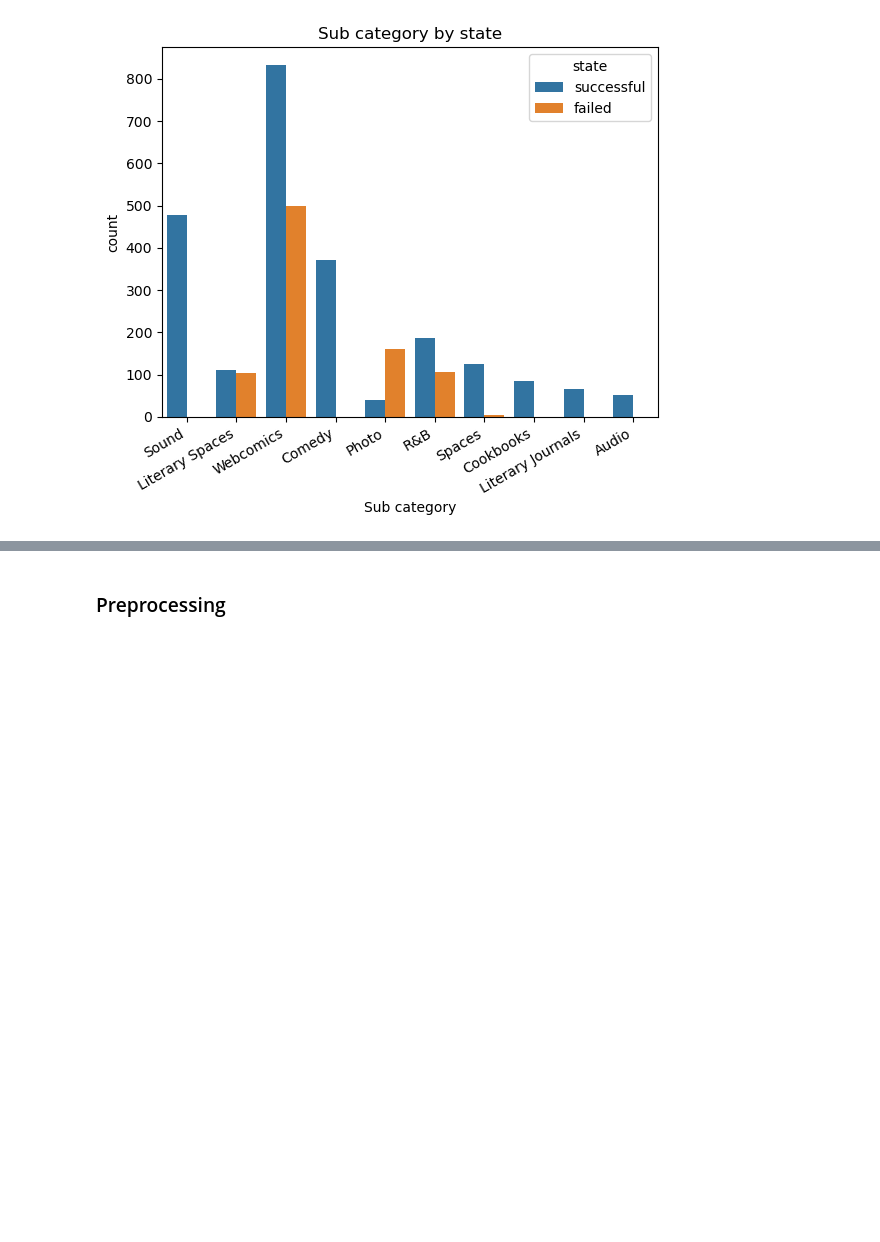
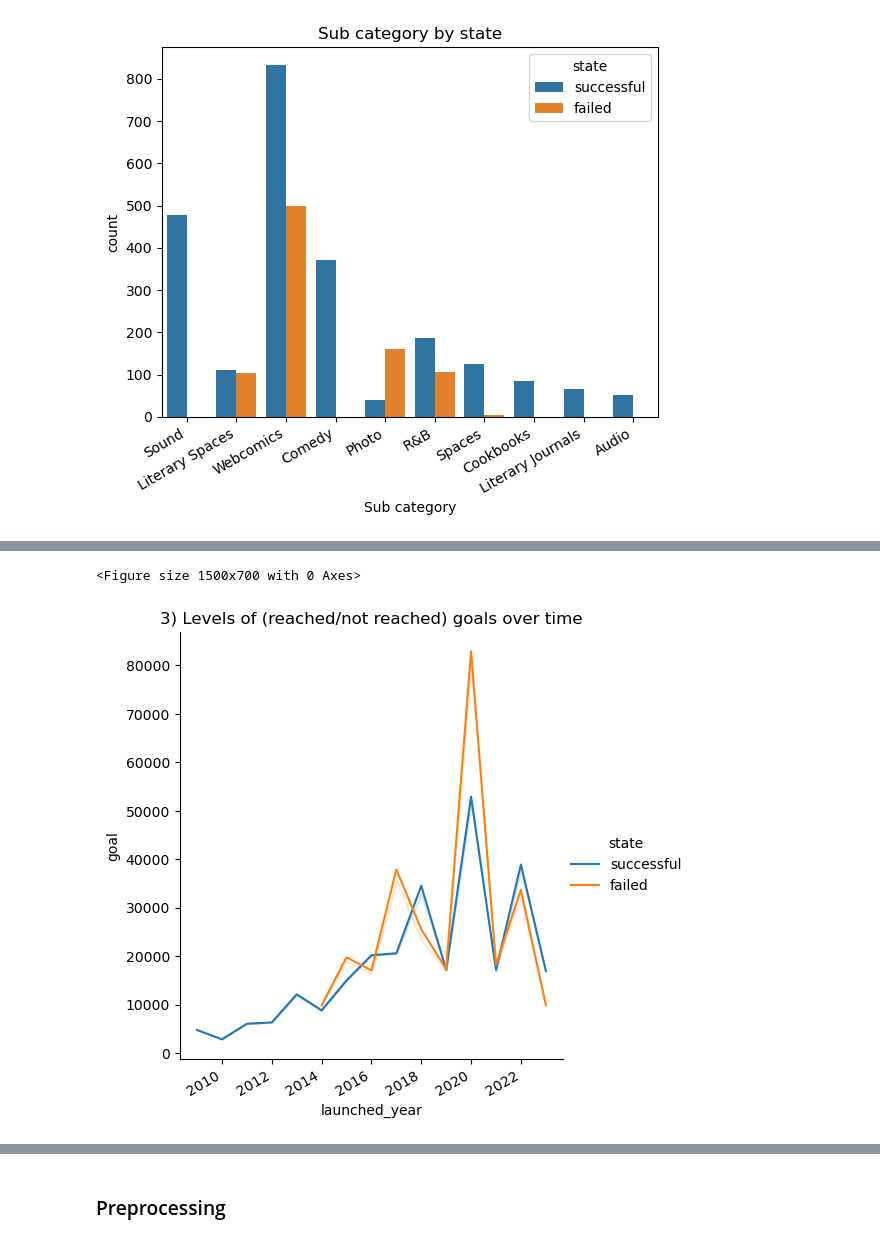
Before and after one commit to franzgerbig/Crowdfunding, a Jupyter notebook: notebooks/FG_Data_preprocassing_19_06_2023.ipynb, the cells around one changed output, grey strips where cells are left out. Saved outputs shown, nothing was run; the diff lists cells and outputs as text; code cells hidden in the pictures; blank space fills up the shorter version.

```diff
--- a/notebooks/FG_Data_preprocassing_19_06_2023.ipynb
+++ b/notebooks/FG_Data_preprocassing_19_06_2023.ipynb
@@ -275,0 +268,9 @@ sns.countplot(x=df_active['country'],hue=df_active['state']);
+# %%
+fig=plt.figure(figsize=(15,7))
+sns.relplot(y="goal",x="launched_year",hue="state",kind="line",data=df_active,ci=False);
+# sns.catplot(y="goal",x="launched_year",hue="state",kind="violin",data=df_active)
+plt.xticks(rotation=30,ha='right');
+plt.title('3) Levels of (reached/not reached) goals over time');
+# %% [output]
+<Figure size 1500x700 with 0 Axes>
+[figure, added]
```
Also changed, not shown: parts of 5 cells of this notebook.
